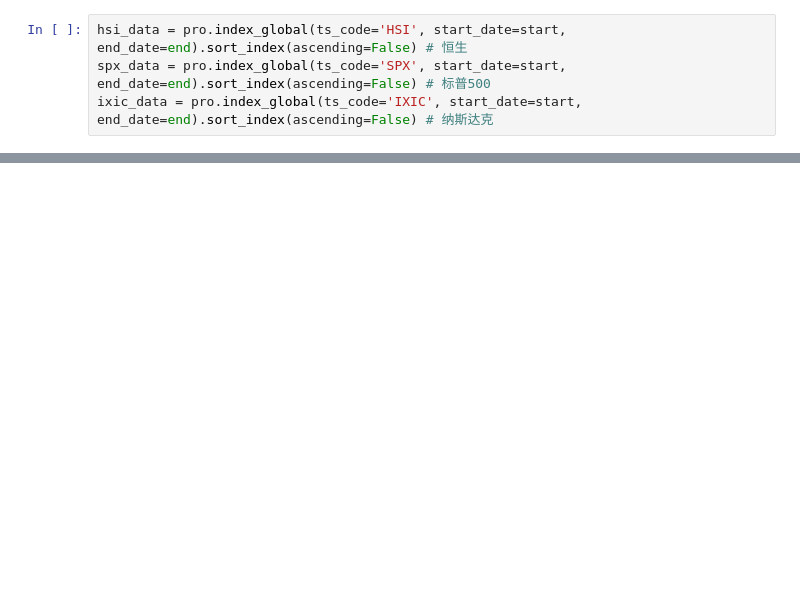
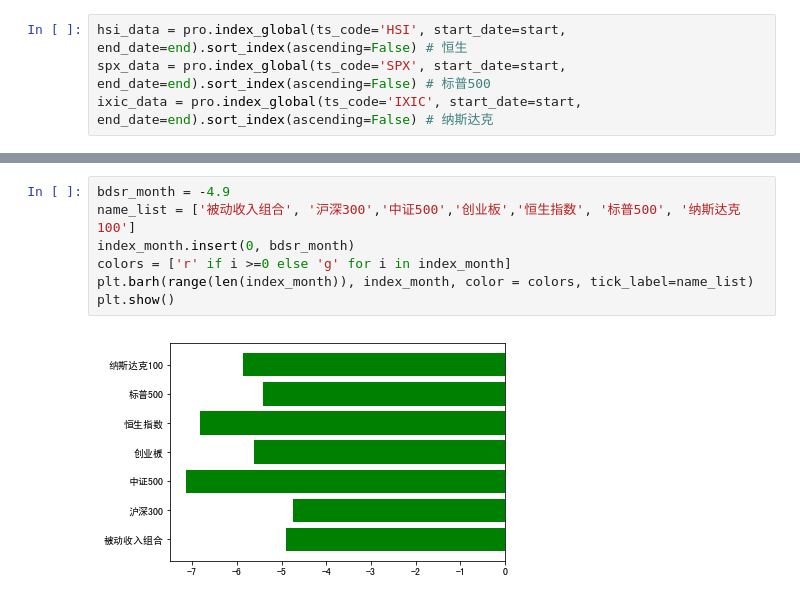
Before and after one commit to bmpi-dev/invest-alchemy, a Jupyter notebook: strategy/index_month_quote_change.ipynb, the cells around one changed output, grey strips where cells are left out. Saved outputs shown, nothing was run; the diff lists cells and outputs as text; blank space fills up the shorter version.

```diff
--- a/strategy/index_month_quote_change.ipynb
+++ b/strategy/index_month_quote_change.ipynb
@@ -47,0 +55,9 @@ plt.show()
+# %%
+bdsr_month = -4.9
+name_list = ['被动收入组合', '沪深300','中证500','创业板','恒生指数', '标普500', '纳斯达克100']
+index_month.insert(0, bdsr_month)
+colors = ['r' if i >=0 else 'g' for i in index_month]
+plt.barh(range(len(index_month)), index_month, color = colors, tick_label=name_list)
+plt.show()
+# %% [output]
+[figure, added]
```
Also changed, not shown: parts of 6 cells of this notebook.
